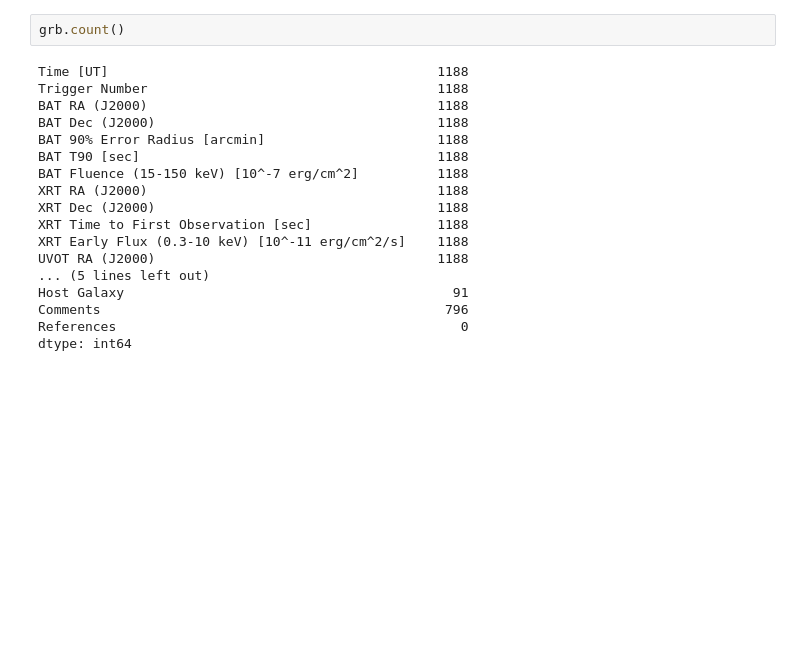
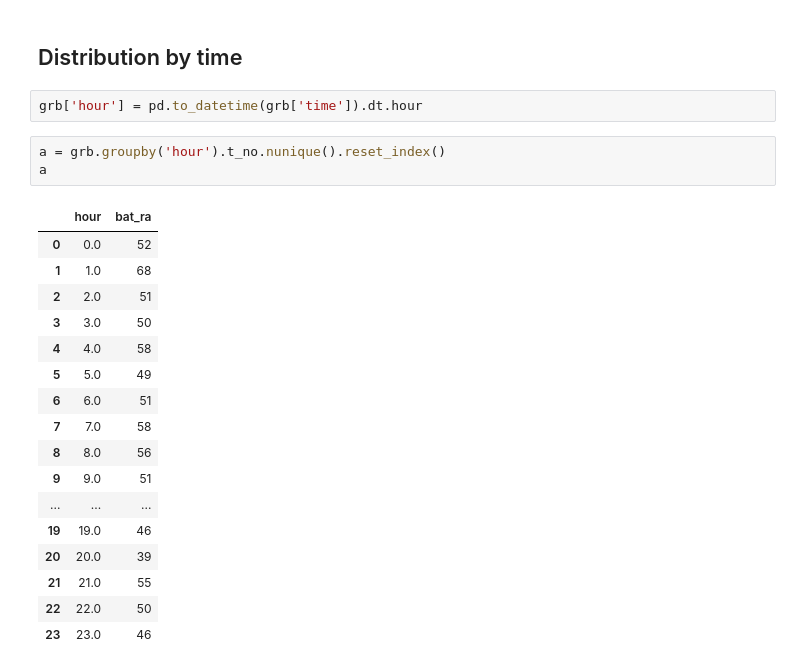
Before and after one commit to payals/swift_grb_analysis, a Jupyter notebook: swift_grb_analysis.ipynb, the cells around one changed output. Cells and saved outputs as stored; diff of their text form; blank space fills up the shorter version.

```diff
--- a/swift_grb_analysis.ipynb
+++ b/swift_grb_analysis.ipynb
@@ -27,20 +98,25 @@ array(['Time [UT]', 'Trigger Number', 'BAT RA (J2000)', 'BAT Dec (J2000)',
-# %%
-grb.count()
-# %% [output]
-Time [UT]                                          1188
-Trigger Number                                     1188
-BAT RA (J2000)                                     1188
-BAT Dec (J2000)                                    1188
-BAT 90% Error Radius [arcmin]                      1188
-BAT T90 [sec]                                      1188
-BAT Fluence (15-150 keV) [10^-7 erg/cm^2]          1188
-XRT RA (J2000)                                     1188
-XRT Dec (J2000)                                    1188
-XRT Time to First Observation [sec]                1188
-XRT Early Flux (0.3-10 keV) [10^-11 erg/cm^2/s]    1188
-UVOT RA (J2000)                                    1188
-... (5 lines left out)
-Host Galaxy                                          91
-Comments                                            796
-References                                            0
-dtype: int64
+# %% [markdown]
+## Distribution by time
+# %%
+grb['hour'] = pd.to_datetime(grb['time']).dt.hour
+# %%
+a = grb.groupby('hour').t_no.nunique().reset_index()
+a
+# %% [output]
+|  | hour | bat_ra |
+| 0 | 0.0 | 52 |
+| 1 | 1.0 | 68 |
+| 2 | 2.0 | 51 |
+| 3 | 3.0 | 50 |
+| 4 | 4.0 | 58 |
+| 5 | 5.0 | 49 |
+| 6 | 6.0 | 51 |
+| 7 | 7.0 | 58 |
+| 8 | 8.0 | 56 |
+| 9 | 9.0 | 51 |
+| ... | ... | ... |
+| 19 | 19.0 | 46 |
+| 20 | 20.0 | 39 |
+| 21 | 21.0 | 55 |
+| 22 | 22.0 | 50 |
+| 23 | 23.0 | 46 |
```
Also changed, not shown: parts of 7 cells of this notebook.
